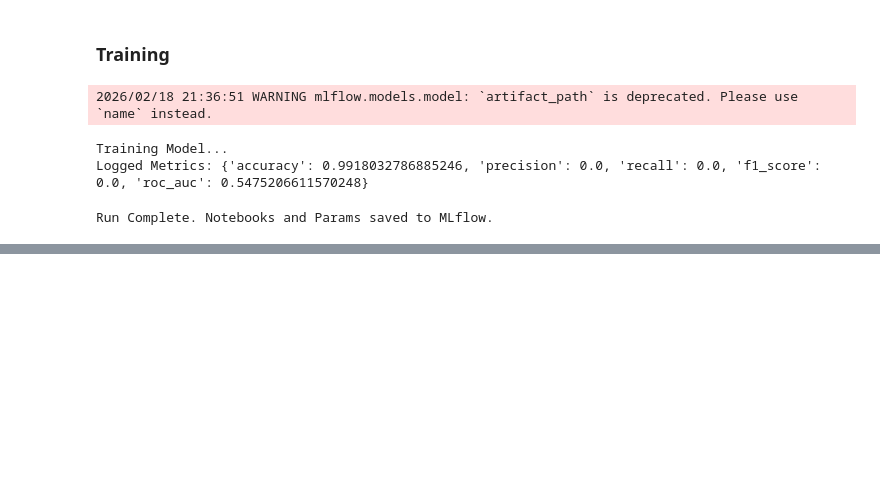
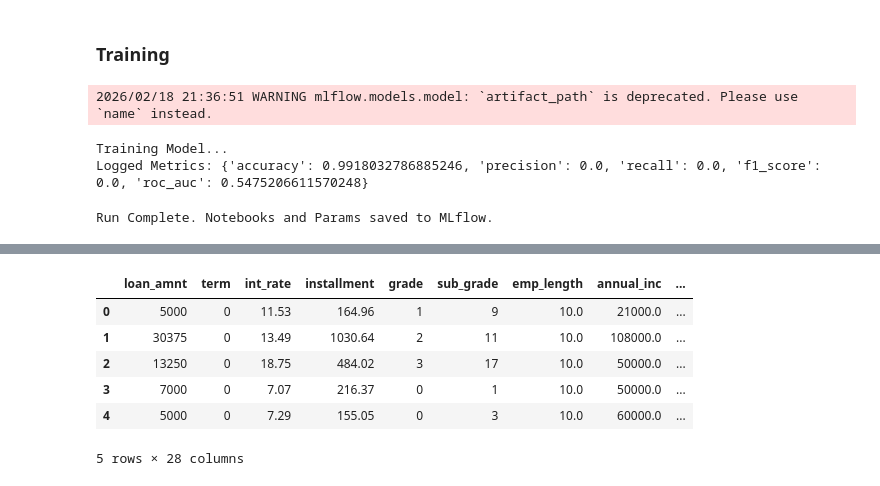
Before and after one commit to reregin/CreditGuard, a Jupyter notebook: notebooks/03_training.ipynb, the cells around one changed output, grey strips where cells are left out. Cells and saved outputs as stored; diff of their text form; code cells hidden in the pictures; blank space fills up the shorter version.

```diff
--- a/notebooks/03_training.ipynb
+++ b/notebooks/03_training.ipynb
@@ -238,0 +258,20 @@ Run Complete. Notebooks and Params saved to MLflow.
+# %%
+import pandas as pd
+import matplotlib.pyplot as plt
+import seaborn as sns
+
+from sklearn.model_selection import train_test_split
+from sklearn.metrics import (
+    accuracy_score, precision_score, recall_score, f1_score,
+    roc_auc_score, confusion_matrix, classification_report
+)
+
+from sklearn.ensemble import RandomForestClassifier
+from xgboost import XGBClassifier
+from lightgbm import LGBMClassifier
+
+FE_DATA_PATH = '../data/processed/lending-club-fe.csv'
+TARGET_COL = 'loan_status'
+# %%
+df = pd.read_csv(FE_DATA_PATH)
+print(df.shape)
@@ -238,0 +300,10 @@ Run Complete. Notebooks and Params saved to MLflow.
+# %%
+df.head()
+# %% [output]
+|  | loan_amnt | term | int_rate | installment | grade | sub_grade | emp_length | annual_inc | ... |
+| 0 | 5000 | 0 | 11.53 | 164.96 | 1 | 9 | 10.0 | 21000.0 | ... |
+| 1 | 30375 | 0 | 13.49 | 1030.64 | 2 | 11 | 10.0 | 108000.0 | ... |
+| 2 | 13250 | 0 | 18.75 | 484.02 | 3 | 17 | 10.0 | 50000.0 | ... |
+| 3 | 7000 | 0 | 7.07 | 216.37 | 0 | 1 | 10.0 | 50000.0 | ... |
+| 4 | 5000 | 0 | 7.29 | 155.05 | 0 | 3 | 10.0 | 60000.0 | ... |
+5 rows × 28 columns
```
Also changed, not shown: parts of 15 cells of this notebook, 19 other files.
